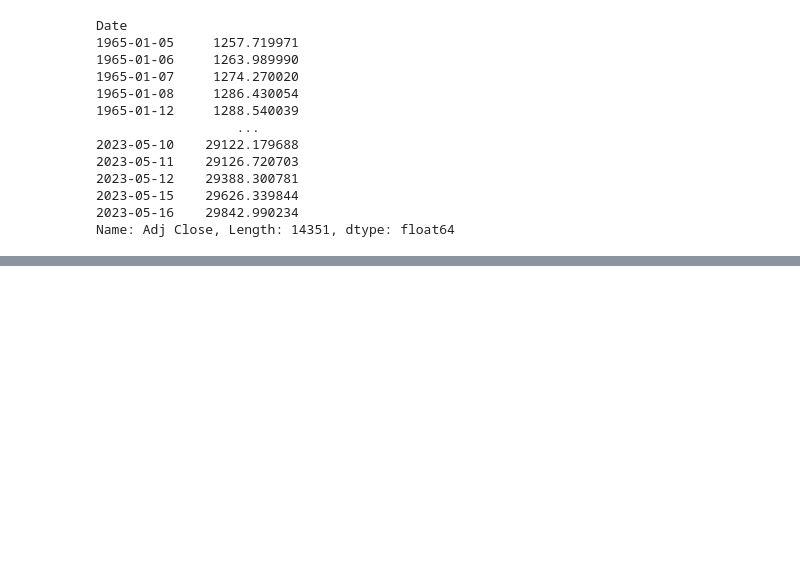
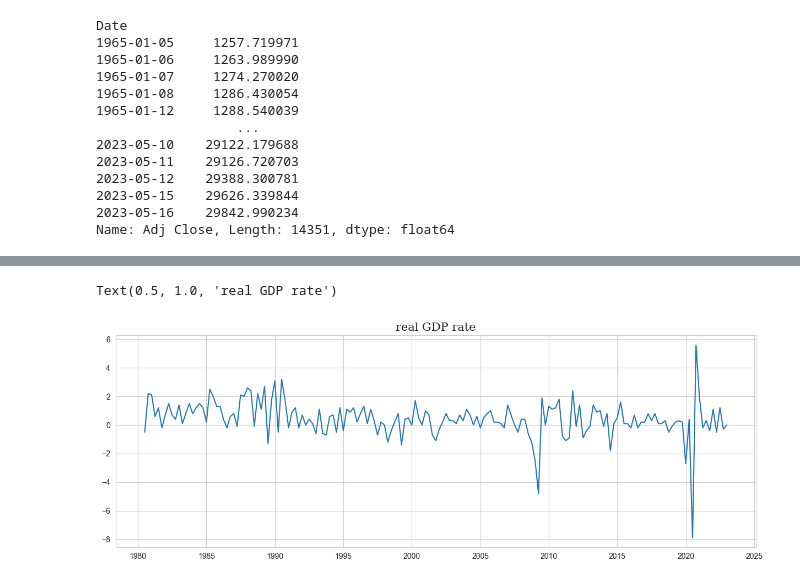
Before and after one commit to Tommylee1013/JapaneseIssue, a Jupyter notebook: TimeSeries.ipynb, the cells around one changed output, grey strips where cells are left out. Cells and saved outputs as stored; diff of their text form; code cells hidden in the pictures; blank space fills up the shorter version.

```diff
--- a/TimeSeries.ipynb
+++ b/TimeSeries.ipynb
@@ -41,0 +83,3 @@ Name: Adj Close, Length: 14351, dtype: float64
+# %%
+gdp.index = pd.date_range(start = '1980-04-01', end = '2022-12-31', freq = 'Q')
+gdp
@@ -41,0 +99,7 @@ Name: Adj Close, Length: 14351, dtype: float64
+# %%
+plt.figure(figsize = (15,5))
+plt.plot(gdp)
+plt.title('real GDP rate', fontfamily = 'Serif', fontsize = 15)
+# %% [output]
+Text(0.5, 1.0, 'real GDP rate')
+[figure, added]
```
Also changed, not shown: parts of 24 cells of this notebook.
